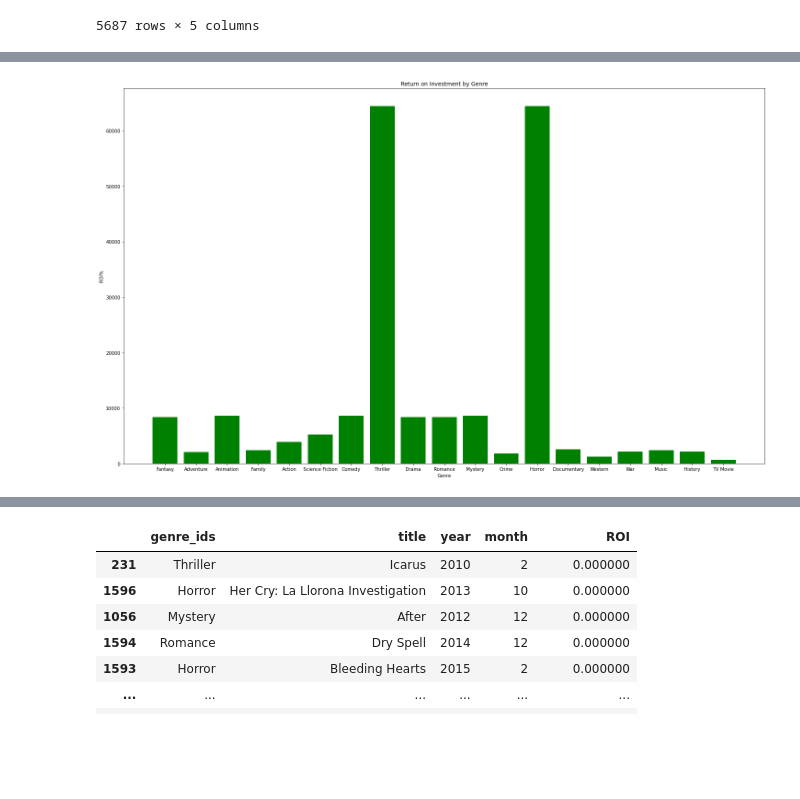
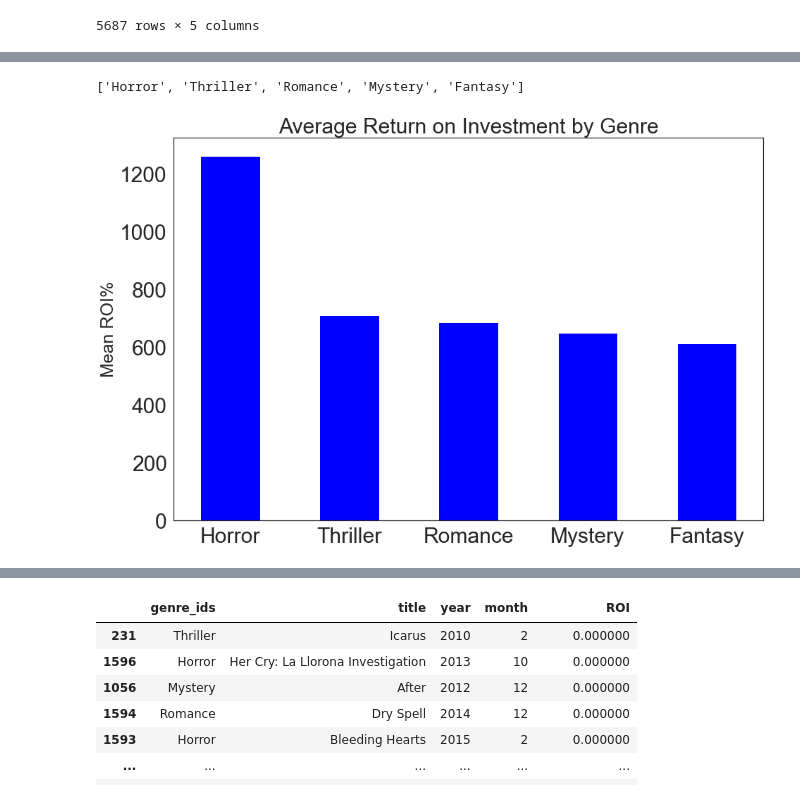
Before and after one commit to ElyLin/MovieAnalysisProject, a Jupyter notebook: Draft_with_recommendation.ipynb, the cells around one changed output, grey strips where cells are left out. Saved outputs shown, nothing was run; the diff lists cells and outputs as text; code cells hidden in the pictures; blank space fills up the shorter version.

```diff
--- a/Draft_with_recommendation.ipynb
+++ b/Draft_with_recommendation.ipynb
@@ -374,3 +374,7 @@ month_genre_roi_title
 # %%
 #drop the movies whose genre doesn't have value
 month_genre_roi_title = month_genre_roi_title[month_genre_roi_title['genre_ids'] != ""]
+# %%
+#let's make a new dataframe where it is clear what the mean Return on Investment is for each genre
+mean_genre_roi = month_genre_roi_title.groupby(['genre_ids']).mean().sort_values('ROI', ascending=False)
+mean_genre_roi
@@ -377,14 +400,24 @@ month_genre_roi_title = month_genre_roi_title[month_genre_roi_title['genre_ids']
+# %%
+#what are the genres with the top five largest means for Return on Investment?
+top_5_genres=list(mean_genre_roi.index[0:5])
+top_5_genres
+# %% [output]
+['Horror', 'Thriller', 'Romance', 'Mystery', 'Fantasy']
 # %%
-#plot the mean ROI of each genre
-fig, ax = plt.subplots(figsize=(25, 15))# this makes us our blank peice of graph paper, and we can set a size
-Genre = month_genre_roi_title['genre_ids']
-ROI = month_genre_roi_title['ROI']
+fig, ax = plt.subplots(figsize=(15, 10))# this makes us our blank peice of graph paper, and we can set a size
+
+Genre = mean_genre_roi.index[0:5]
+ROI = mean_genre_roi['ROI'][0:5]
+
 ax.bar(
     x = Genre,
     height = ROI,
-    color = 'green')
-ax.set_xlabel('Genre')
-ax.set_ylabel('ROI%')
-ax.set_title('Return on Investment by Genre');
+    color = 'blue', width=0.5)
+ax.tick_params(axis='both', which='major', labelsize=30)
+
+ax.set_ylabel('Mean ROI%',size=25)
+ax.set_title('Average Return on Investment by Genre', size=30)
+
+plt.savefig("Average Return on Investment by Genre");
 # %% [output]
-[figure, old version]
+[figure, new version]
```
Also changed, not shown: parts of 15 cells of this notebook.
